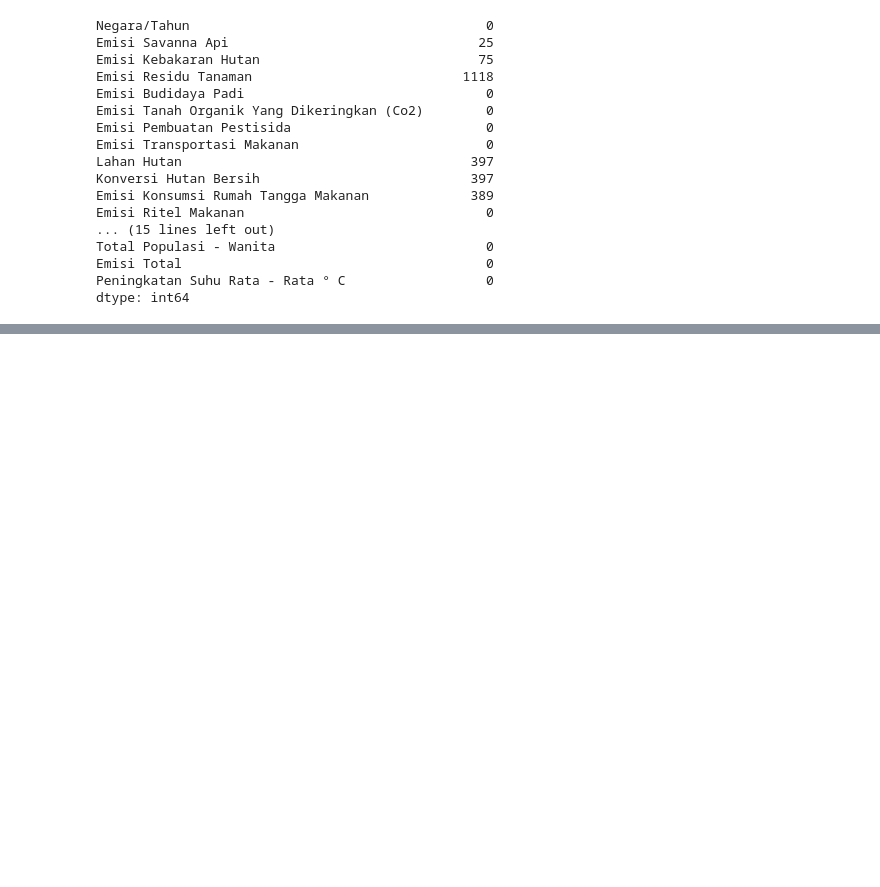
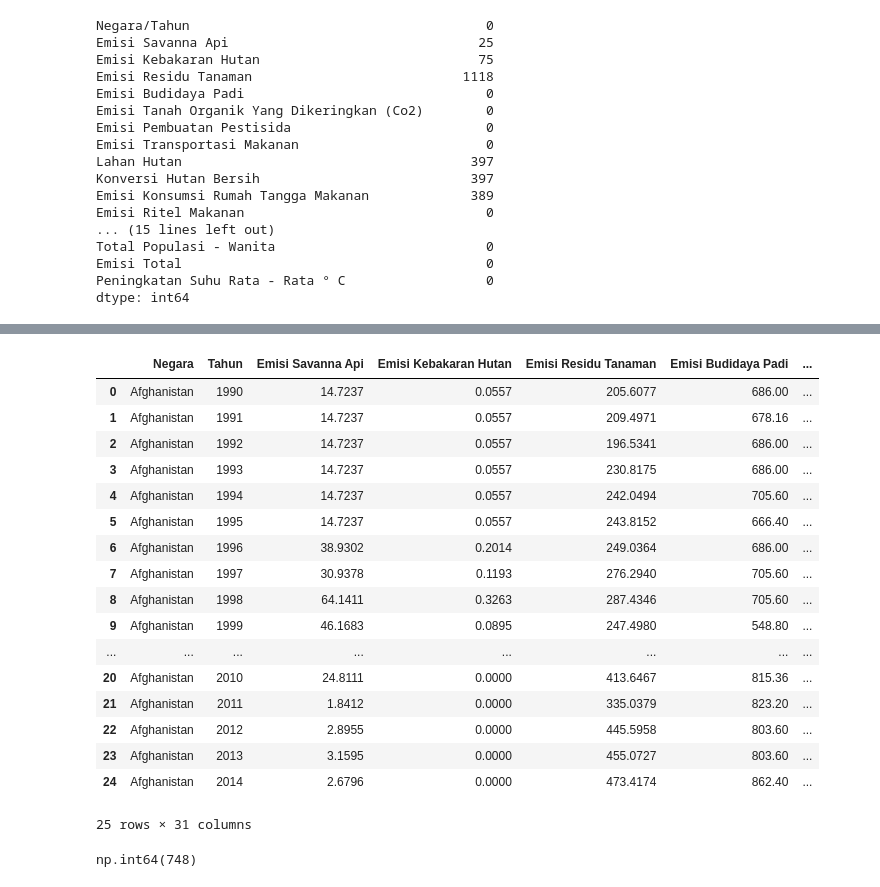
Before and after one commit to Wynnzzz/co2-model-predictive, a Jupyter notebook: submission.ipynb, the cells around one changed output, grey strips where cells are left out. Cells and saved outputs as stored; diff of their text form; code cells hidden in the pictures; blank space fills up the shorter version.

```diff
--- a/submission.ipynb
+++ b/submission.ipynb
@@ -122,0 +149,3 @@ dtype: int64
+# %%
+train_df.insert(1, 'Negara', split_negara[0])
+train_df.insert(2, 'Tahun', split_negara[1])
@@ -122,0 +258,25 @@ dtype: int64
+# %%
+train_df.head(25)
+# %% [output]
+|  | Negara | Tahun | Emisi Savanna Api | Emisi Kebakaran Hutan | Emisi Residu Tanaman | Emisi Budidaya Padi | ... |
+| 0 | Afghanistan | 1990 | 14.7237 | 0.0557 | 205.6077 | 686.00 | ... |
+| 1 | Afghanistan | 1991 | 14.7237 | 0.0557 | 209.4971 | 678.16 | ... |
+| 2 | Afghanistan | 1992 | 14.7237 | 0.0557 | 196.5341 | 686.00 | ... |
+| 3 | Afghanistan | 1993 | 14.7237 | 0.0557 | 230.8175 | 686.00 | ... |
+| 4 | Afghanistan | 1994 | 14.7237 | 0.0557 | 242.0494 | 705.60 | ... |
+| 5 | Afghanistan | 1995 | 14.7237 | 0.0557 | 243.8152 | 666.40 | ... |
+| 6 | Afghanistan | 1996 | 38.9302 | 0.2014 | 249.0364 | 686.00 | ... |
+| 7 | Afghanistan | 1997 | 30.9378 | 0.1193 | 276.2940 | 705.60 | ... |
+| 8 | Afghanistan | 1998 | 64.1411 | 0.3263 | 287.4346 | 705.60 | ... |
+| 9 | Afghanistan | 1999 | 46.1683 | 0.0895 | 247.4980 | 548.80 | ... |
+| ... | ... | ... | ... | ... | ... | ... | ... |
+| 20 | Afghanistan | 2010 | 24.8111 | 0.0000 | 413.6467 | 815.36 | ... |
+| 21 | Afghanistan | 2011 | 1.8412 | 0.0000 | 335.0379 | 823.20 | ... |
+| 22 | Afghanistan | 2012 | 2.8955 | 0.0000 | 445.5958 | 803.60 | ... |
+| 23 | Afghanistan | 2013 | 3.1595 | 0.0000 | 455.0727 | 803.60 | ... |
+| 24 | Afghanistan | 2014 | 2.6796 | 0.0000 | 473.4174 | 862.40 | ... |
+25 rows × 31 columns
+# %%
+train_df['Penggunaan Energi Di Pertanian'].isnull().sum()
+# %% [output]
+np.int64(748)
```
Also changed, not shown: parts of 40 cells of this notebook.
